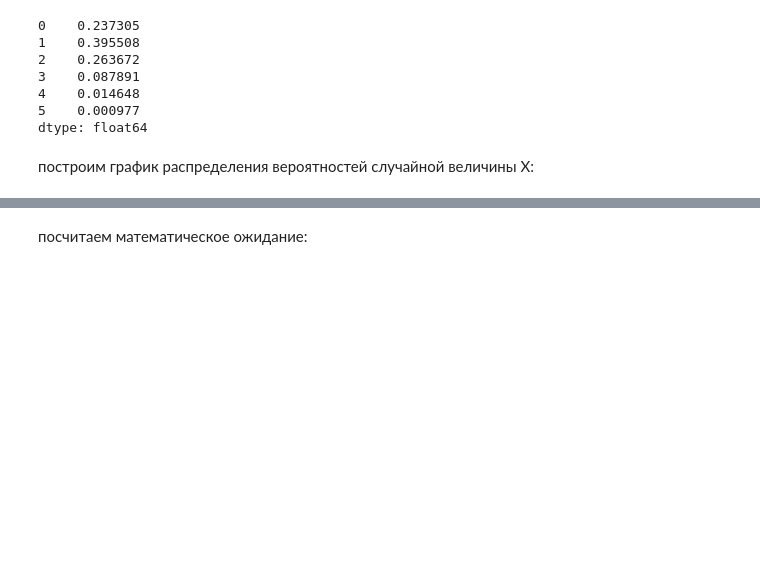
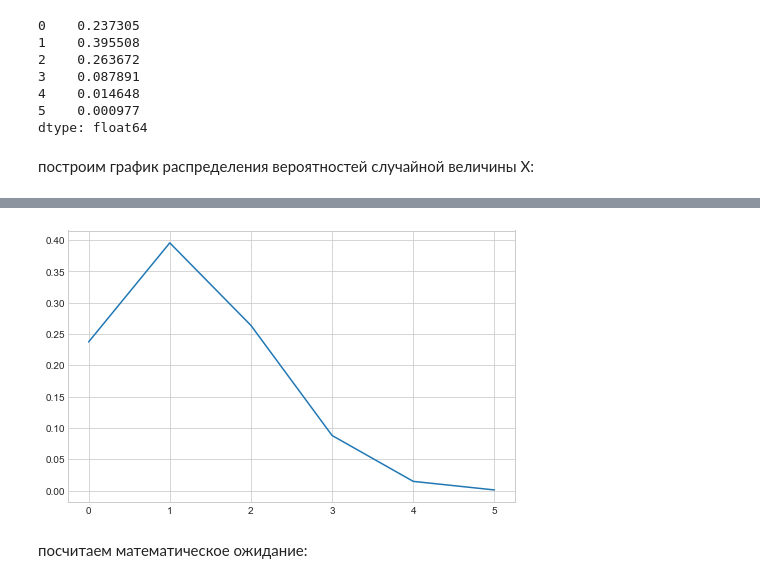
Before and after one commit to ME-27/Probability_Theory_and_Statistics_Geekbrains_course, a Jupyter notebook: Probability_Theory_and_Statistics_HW_2.ipynb, the cells around one changed output, grey strips where cells are left out. Saved outputs shown, nothing was run; the diff lists cells and outputs as text; code cells hidden in the pictures; blank space fills up the shorter version.

```diff
--- a/Probability_Theory_and_Statistics_HW_2.ipynb
+++ b/Probability_Theory_and_Statistics_HW_2.ipynb
@@ -50,6 +50,7 @@ dtype: float64
 построим график распределения вероятностей случайной величины X:
 # %%
 from matplotlib import pyplot as plt
+plt.figure(figsize=(8, 5))
 plt.style.use('seaborn-whitegrid')
 # %config InlineBackend.figure_formats = ['svg']
 plt.plot(distribution)
@@ -59,3 +59,4 @@ plt.show()
+[figure, added]
 # %% [markdown]
 посчитаем математическое ожидание:
 # %% [markdown]
```
Also changed, not shown: parts of 1 cell of this notebook.
